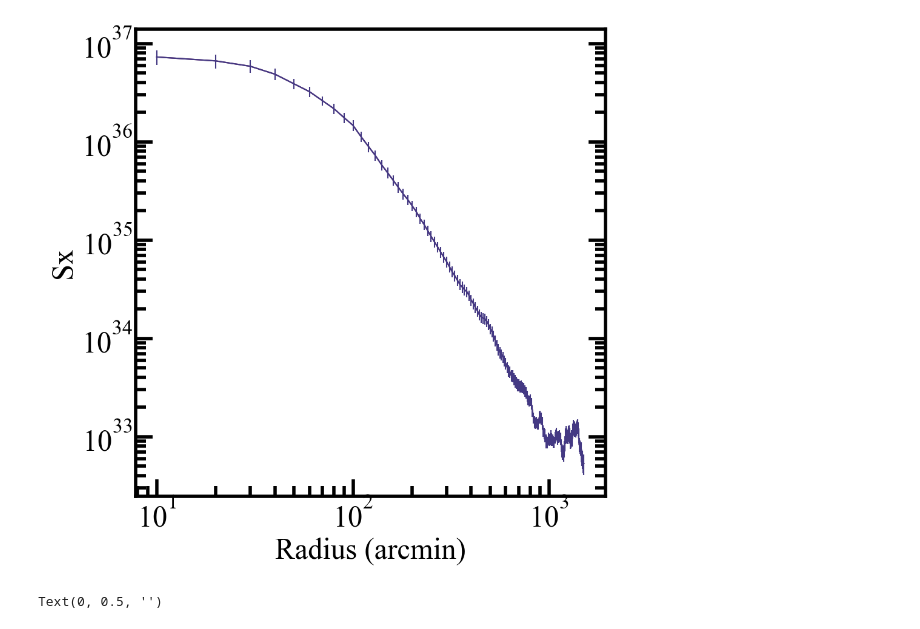
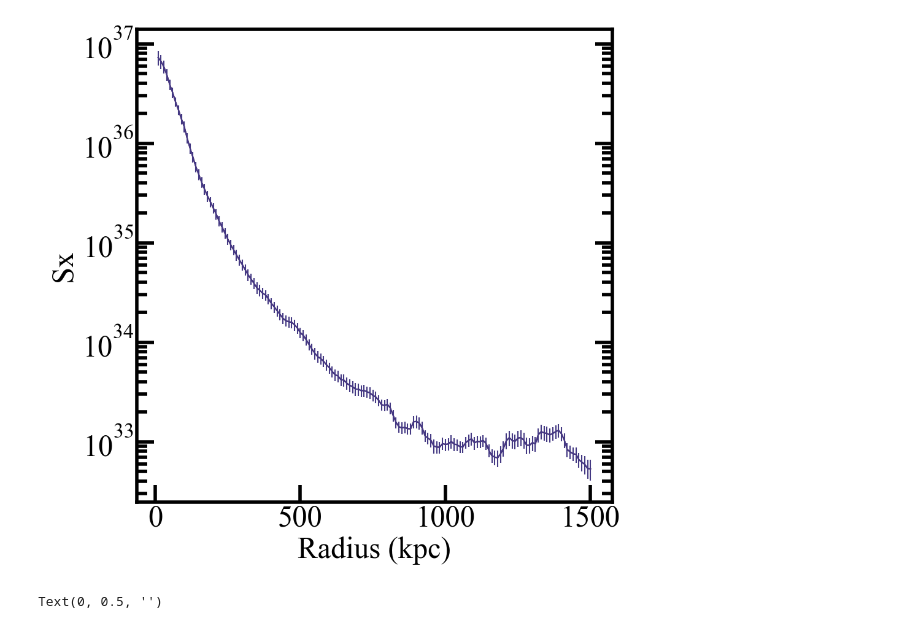
Before and after one commit to skylargrayson/RAFIKICGM, a Jupyter notebook: examples/Plotting_Xray_Results.ipynb, the cells around one changed output. Cells and saved outputs as stored; diff of their text form; code cells hidden in the pictures.

```diff
--- a/examples/Plotting_Xray_Results.ipynb
+++ b/examples/Plotting_Xray_Results.ipynb
@@ -42,20 +42,19 @@ data_file = '/Users/skylargrayson/Desktop/testing_RAFIKI_CGM/testingpip_xraydat.
 # %%
 #-------------RADIAL PROFILES-------------#
 with h5py.File(data_file, 'r') as f:
     x_a = f['radial_profile/radius'][:]
     y_a = f['radial_profile/Sx'][:]
     err_a = f['radial_profile/error'][:]
 
 plt.plot(x_a[1:],y_a)
 plt.errorbar(x_a[1:],y_a, yerr=err_a)
-plt.xlabel('Radius (arcmin)')
+plt.xlabel('Radius (kpc)')
 plt.ylabel('Sx')
 plt.yscale('log')
-plt.xscale('log')
 #plt.savefig('radialprof.png')
 plt.show()
 # %% [output]
-[figure, old version]
+[figure, new version]
 # %%
 import matplotlib.colors as colors
 from mpl_toolkits.axes_grid1.anchored_artists import AnchoredSizeBar
```
Also changed, not shown: 9 other files.
